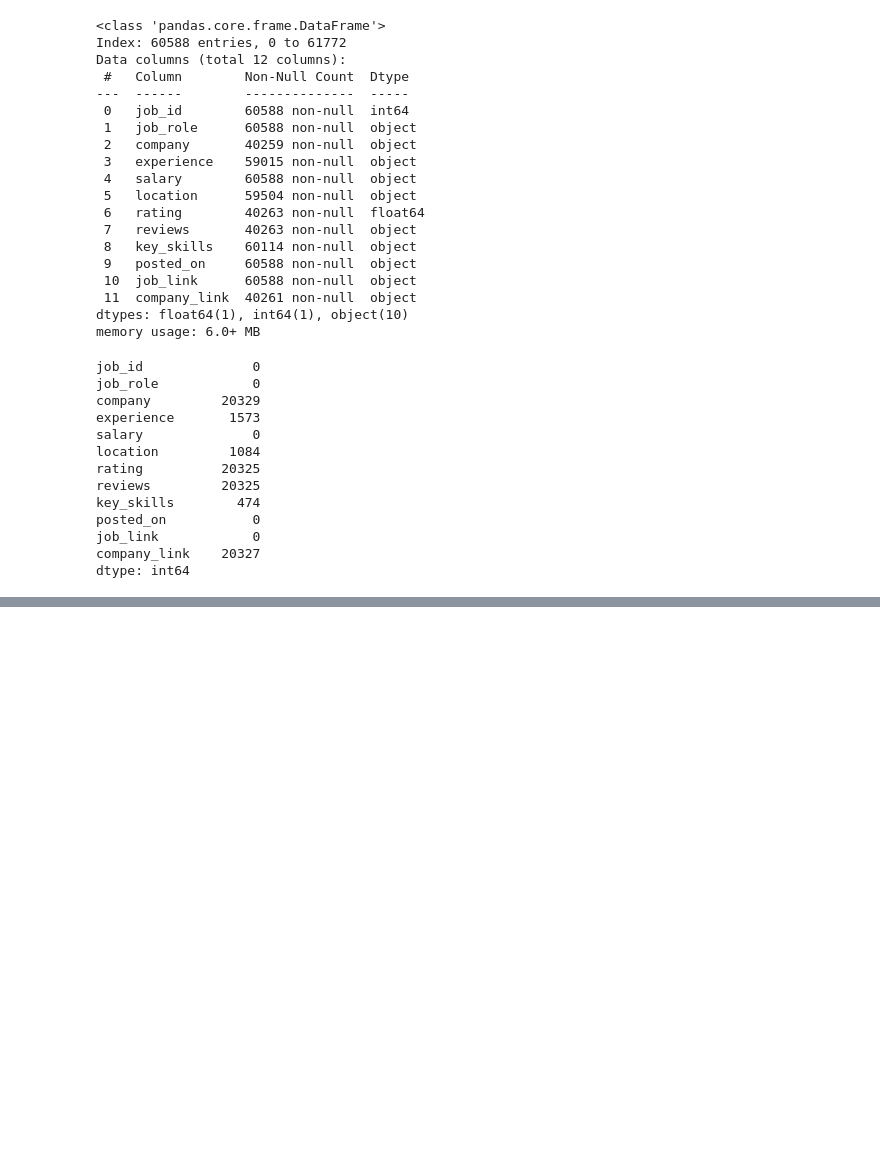
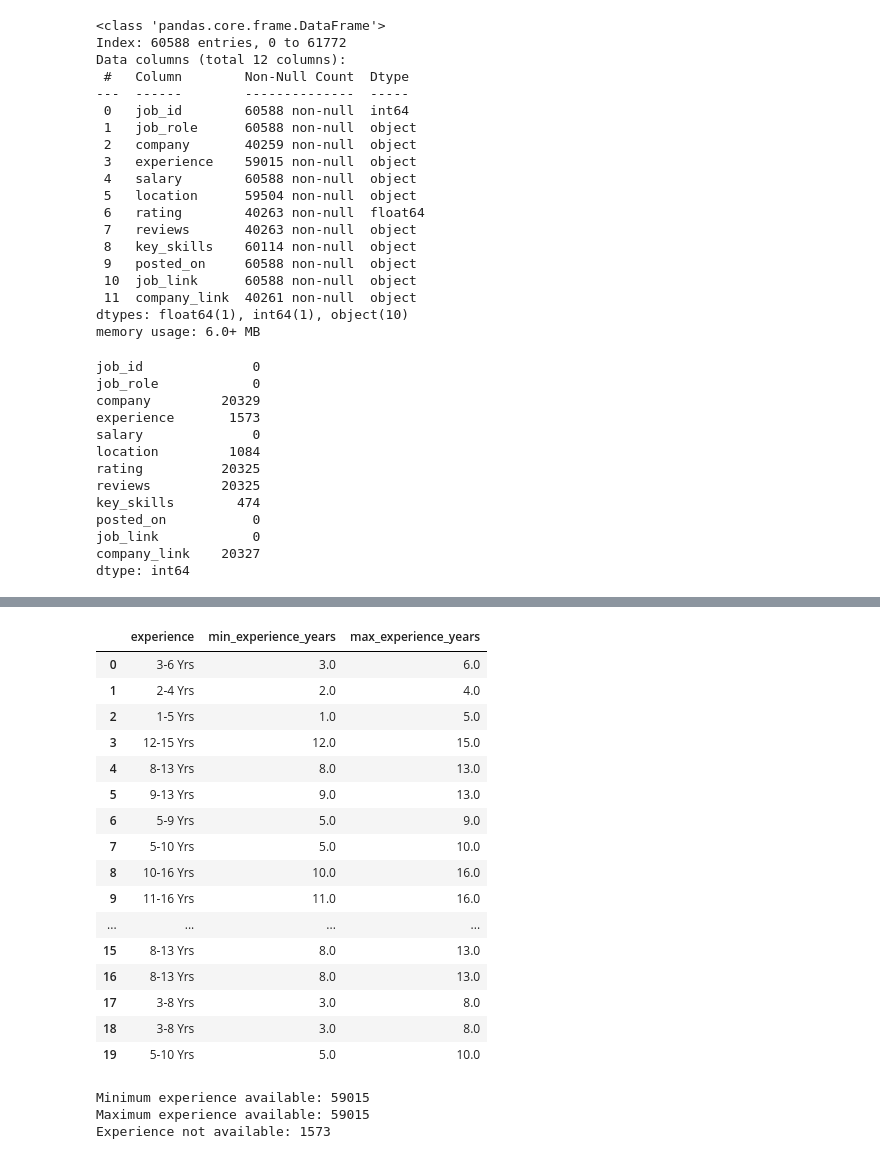
Before and after one commit to greeshavaishnavi09/Job_Market_And_Salary_Analysis, a Jupyter notebook: 01_job_market_web_scraping.ipynb, the cells around one changed output, grey strips where cells are left out. Cells and saved outputs as stored; diff of their text form; code cells hidden in the pictures; blank space fills up the shorter version.

```diff
--- a/01_job_market_web_scraping.ipynb
+++ b/01_job_market_web_scraping.ipynb
@@ -169,0 +282,49 @@ df["company_link"] = df["company_link"].fillna("Not available")
+# %%
+# extract minimum and maximum experience
+
+def extract_experience(experience):
+    experience = str(experience).lower().strip()
+
+    numbers = re.findall(r"\d+(?:\.\d+)?", experience)
+
+    if len(numbers) >= 2:
+        return pd.Series([float(numbers[0]), float(numbers[1])])
+    elif len(numbers) == 1:
+        return pd.Series([float(numbers[0]), float(numbers[0])])
+    else:
+        return pd.Series([np.nan, np.nan])
+
+
+df[["min_experience_years", "max_experience_years"]] = df["experience"].apply(
+    extract_experience
+)
+
+df[["experience", "min_experience_years", "max_experience_years"]].head(20)
+# %% [output]
+|  | experience | min_experience_years | max_experience_years |
+| 0 | 3-6 Yrs | 3.0 | 6.0 |
+| 1 | 2-4 Yrs | 2.0 | 4.0 |
+| 2 | 1-5 Yrs | 1.0 | 5.0 |
+| 3 | 12-15 Yrs | 12.0 | 15.0 |
+| 4 | 8-13 Yrs | 8.0 | 13.0 |
+| 5 | 9-13 Yrs | 9.0 | 13.0 |
+| 6 | 5-9 Yrs | 5.0 | 9.0 |
+| 7 | 5-10 Yrs | 5.0 | 10.0 |
+| 8 | 10-16 Yrs | 10.0 | 16.0 |
+| 9 | 11-16 Yrs | 11.0 | 16.0 |
+| ... | ... | ... | ... |
+| 15 | 8-13 Yrs | 8.0 | 13.0 |
+| 16 | 8-13 Yrs | 8.0 | 13.0 |
+| 17 | 3-8 Yrs | 3.0 | 8.0 |
+| 18 | 3-8 Yrs | 3.0 | 8.0 |
+| 19 | 5-10 Yrs | 5.0 | 10.0 |
+# %%
+# check experience conversion
+
+print("Minimum experience available:", df["min_experience_years"].notna().sum())
+print("Maximum experience available:", df["max_experience_years"].notna().sum())
+print("Experience not available:", df["min_experience_years"].isna().sum())
+# %% [output]
+Minimum experience available: 59015
+Maximum experience available: 59015
+Experience not available: 1573
```
Also changed, not shown: parts of 16 cells of this notebook, 1 other file.
